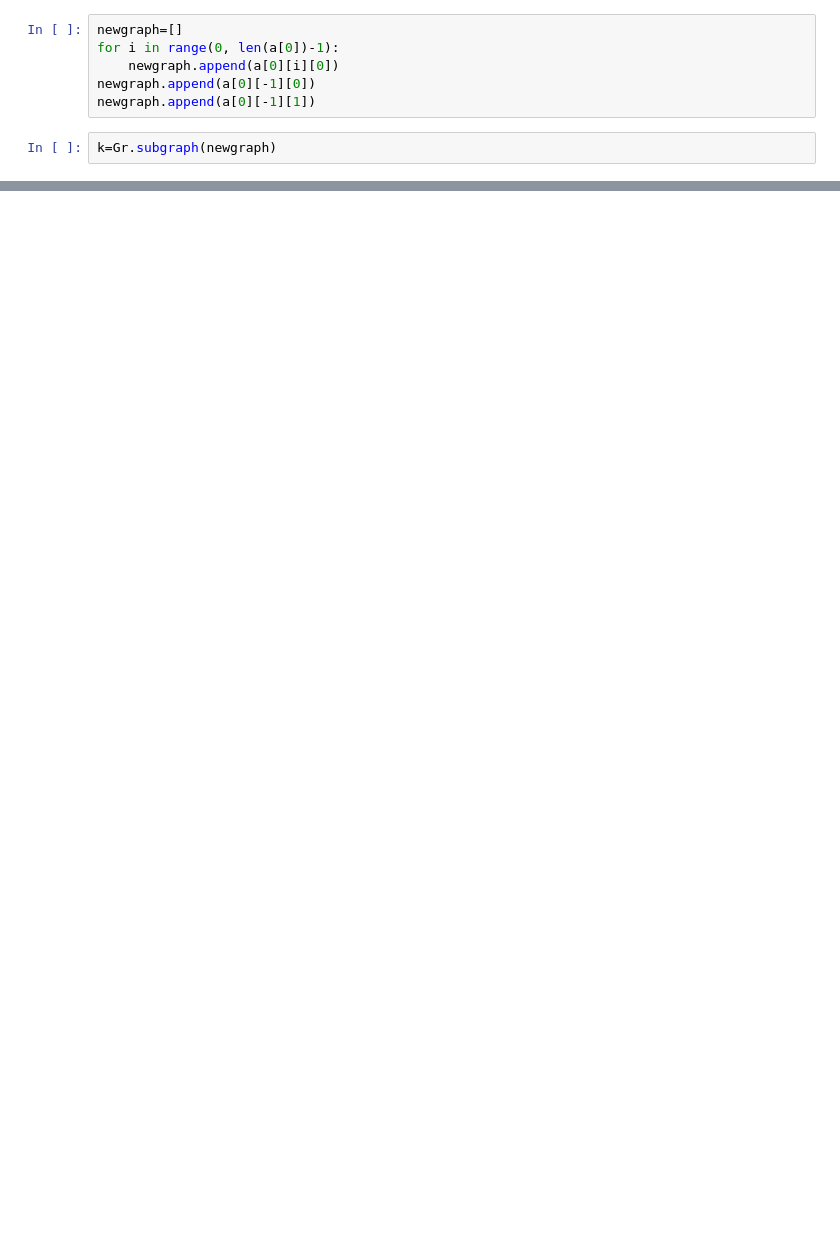
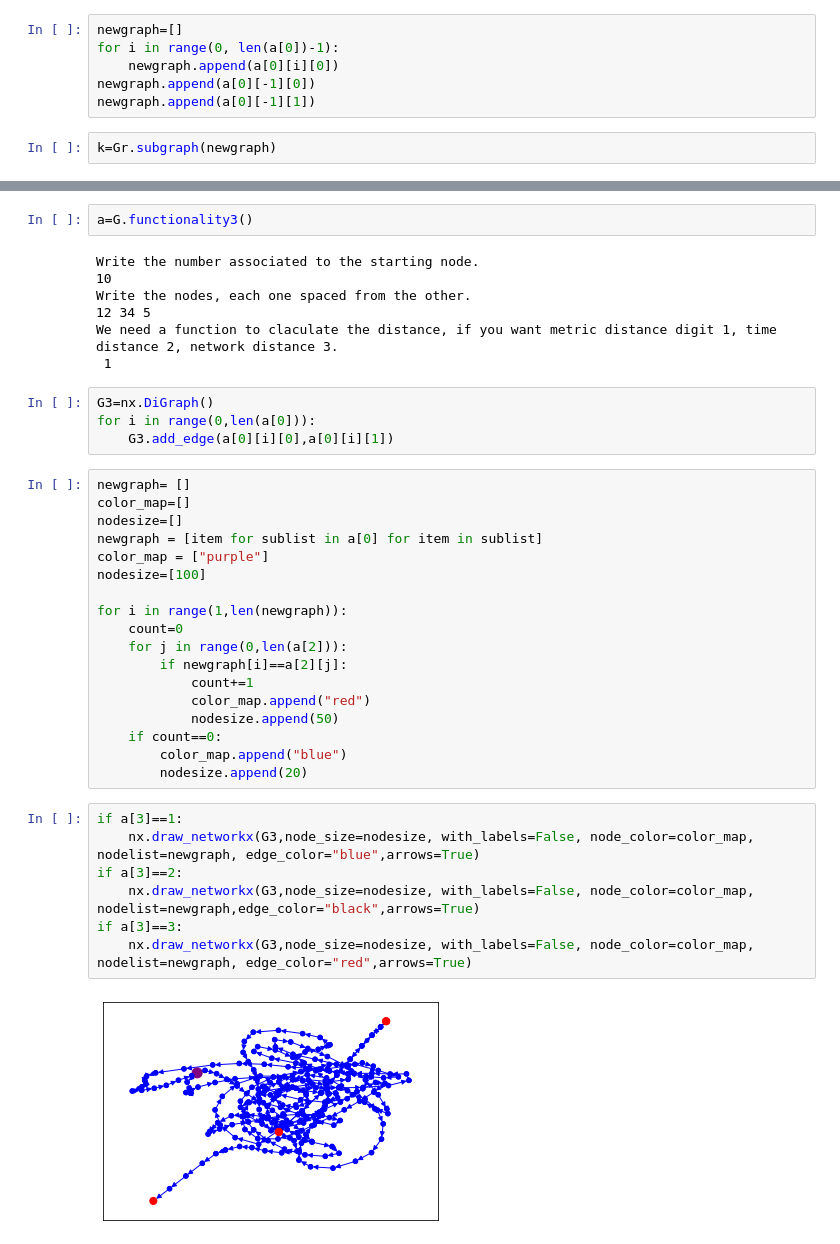
Before and after one commit to Gruntrexpewrus/Hmk5-ADM, a Jupyter notebook: nik.ipynb, the cells around one changed output, grey strips where cells are left out. Saved outputs shown, nothing was run; the diff lists cells and outputs as text; blank space fills up the shorter version.

```diff
--- a/nik.ipynb
+++ b/nik.ipynb
@@ -343,0 +397,40 @@ if a[2]==3:
+# %%
+a=G.functionality3()
+# %% [output]
+Write the number associated to the starting node.
+10
+Write the nodes, each one spaced from the other.
+12 34 5
+We need a function to claculate the distance, if you want metric distance digit 1, time distance 2, network distance 3.
+ 1
+# %%
+G3=nx.DiGraph()
+for i in range(0,len(a[0])):
+    G3.add_edge(a[0][i][0],a[0][i][1])
+# %%
+newgraph= []
+color_map=[]
+nodesize=[]
+newgraph = [item for sublist in a[0] for item in sublist]
+color_map = ["purple"]
+nodesize=[100]
+
+for i in range(1,len(newgraph)):
+    count=0
+    for j in range(0,len(a[2])):
+        if newgraph[i]==a[2][j]:
+            count+=1
+            color_map.append("red")
+            nodesize.append(50)
+    if count==0:
+        color_map.append("blue")
+        nodesize.append(20)
+# %%
+if a[3]==1:
+    nx.draw_networkx(G3,node_size=nodesize, with_labels=False, node_color=color_map, nodelist=newgraph, edge_color="blue",arrows=True)
+if a[3]==2:
+    nx.draw_networkx(G3,node_size=nodesize, with_labels=False, node_color=color_map, nodelist=newgraph,edge_color="black",arrows=True)
+if a[3]==3:
+    nx.draw_networkx(G3,node_size=nodesize, with_labels=False, node_color=color_map, nodelist=newgraph, edge_color="red",arrows=True)
+# %% [output]
+[figure, added]
```
Also changed, not shown: parts of 15 cells of this notebook.
